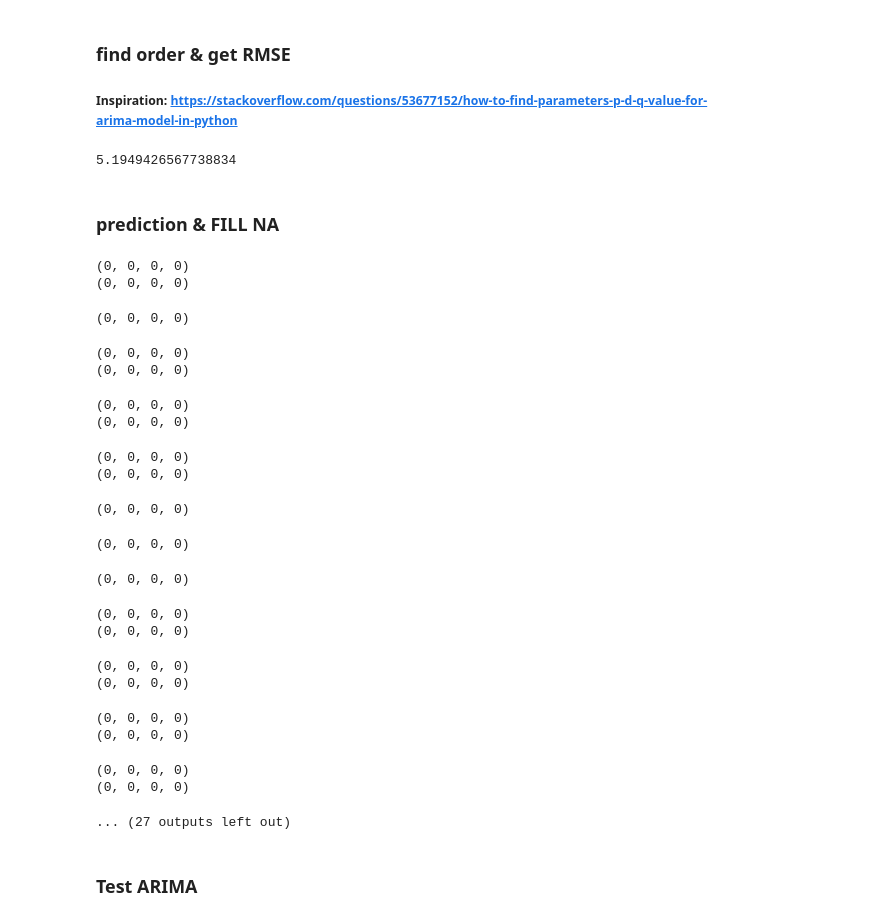
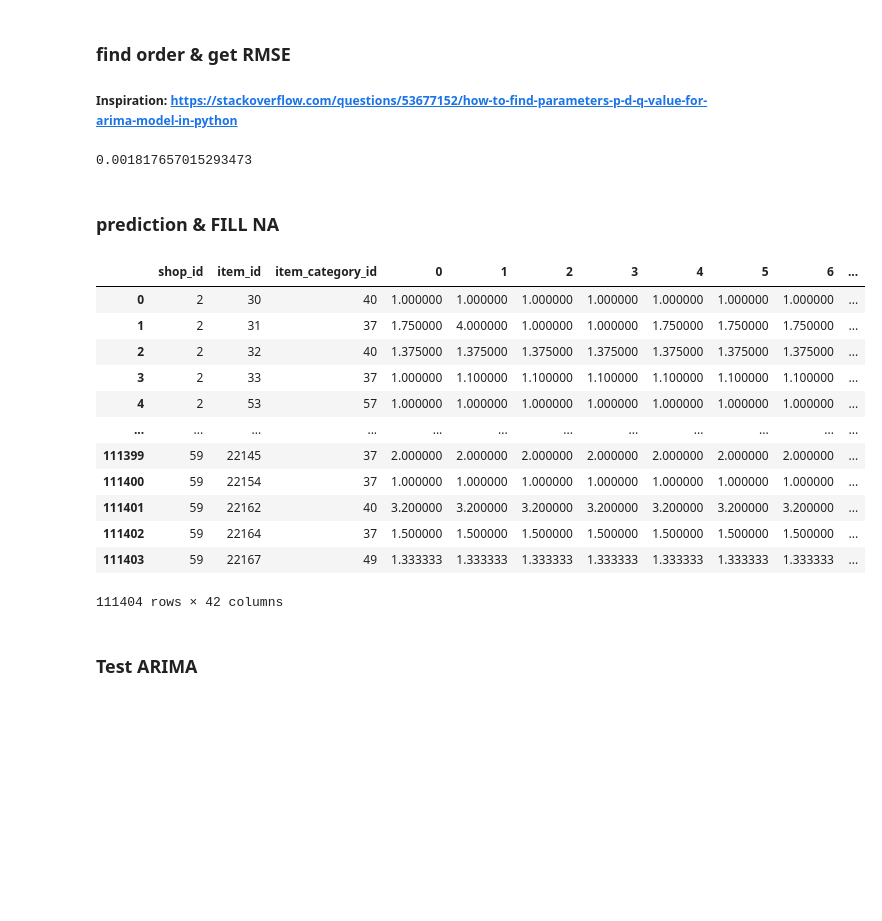
Before and after one commit to BaptPicxDev/predict-future-sales-kaggle, a Jupyter notebook: Price_Prediction.ipynb, the cells around one changed output. Saved outputs shown, nothing was run; the diff lists cells and outputs as text; code cells hidden in the pictures; blank space fills up the shorter version.

Commit message:
SARIMAX 0 0 1 and season 0 0 0 0 - not improving

```diff
--- a/Price_Prediction.ipynb
+++ b/Price_Prediction.ipynb
@@ -265,7 +265,7 @@ df_train_pivot = df_train.pivot_table(
 df_train_pivot.columns = [col[1] for col in df_train_pivot.columns] # drop None columns
 df_train_pivot = df_train_pivot.reset_index(index)
 max_date_block_num = df_train.date_block_num.max()
-df_train_pivot["topredict"] = pd.isna
+df_train_pivot["topredict"] = np.nan
 df_train_pivot = df_train_pivot.drop(columns=["All"])
 df_train_pivot
 # %% [output]
@@ -336,8 +336,8 @@ def evaluate_sarimax_model(df_test, arima_order):
     for index, row in tqdm(df_test.iterrows(), total=df_test.shape[0]):
         data = row[range(33)].values
         data = data.astype(np.float64)
-        r = pmdarima.arima.auto_arima(y=data)
-        model = SARIMAX(data, order=r.order, seasonal_order=r.seasonal_order)
+        # r = pmdarima.arima.auto_arima(y=data)
+        model = SARIMAX(data, order=(1, 0, 0), seasonal_order=(0, 0, 0, 0))
 #         try:
         model_fit = model.fit(disp=0)
 #         except np.linalg.LinAlgError:
@@ -373,54 +373,49 @@ def evaluate_models(dataset, p_values=list(range(5)), d_values=list(range(5)), q
 
 # evaluate_models(df_train_pivot_tr)
 # %% [output]
-5.1949426567738834
+0.001817657015293473
 # %% [markdown]
 ### prediction & FILL NA
 # %%
 for index, row in tqdm(df_train_pivot_filtered.iterrows(), total=df_train_pivot_filtered.shape[0]):
     data = row[range(33)]
     mean = data.mean()
     if pd.isna(mean):
         mean = 0.0
     data = data.fillna(mean)
     data = data.astype(np.float64)
-    try:
-        r = pmdarima.arima.auto_arima(y=data.values)
-    except UserWarning:
-        pass
+    # try:
+    #     r = pmdarima.arima.auto_arima(y=data.values)
+    # except UserWarning:
+    #     pass
+    # except Exception as exc:
+    #     print(exc)
+    #     continue
     # model
-    model = SARIMAX(data.values, order=r.order, seasonal_order=r.seasonal_order)
+    model = SARIMAX(data.values, order=(1, 0, 0), seasonal_order=(0, 0, 0, 0))
     try:
         model_fit = model.fit(disp=0)
     except Exception:
         continue
     # predict
     predicted_values = model_fit.forecast()[0]
     df_train_pivot_filtered.loc[index] = df_train_pivot_filtered.loc[index].fillna(data.mean())
-    df_train_pivot_filtered.loc[index, "topredict"] = predicted_values[0]
+    df_train_pivot_filtered.loc[index, "topredict"] = predicted_values
 df_train_pivot_filtered
 # %% [output]
+|  | shop_id | item_id | item_category_id | 0 | 1 | 2 | 3 | 4 | 5 | 6 | ... |
+| 0 | 2 | 30 | 40 | 1.000000 | 1.000000 | 1.000000 | 1.000000 | 1.000000 | 1.000000 | 1.000000 | ... |
+| 1 | 2 | 31 | 37 | 1.750000 | 4.000000 | 1.000000 | 1.000000 | 1.750000 | 1.750000 | 1.750000 | ... |
+| 2 | 2 | 32 | 40 | 1.375000 | 1.375000 | 1.375000 | 1.375000 | 1.375000 | 1.375000 | 1.375000 | ... |
+| 3 | 2 | 33 | 37 | 1.000000 | 1.100000 | 1.100000 | 1.100000 | 1.100000 | 1.100000 | 1.100000 | ... |
+| 4 | 2 | 53 | 57 | 1.000000 | 1.000000 | 1.000000 | 1.000000 | 1.000000 | 1.000000 | 1.000000 | ... |
+| ... | ... | ... | ... | ... | ... | ... | ... | ... | ... | ... | ... |
+| 111399 | 59 | 22145 | 37 | 2.000000 | 2.000000 | 2.000000 | 2.000000 | 2.000000 | 2.000000 | 2.000000 | ... |
+| 111400 | 59 | 22154 | 37 | 1.000000 | 1.000000 | 1.000000 | 1.000000 | 1.000000 | 1.000000 | 1.000000 | ... |
+| 111401 | 59 | 22162 | 40 | 3.200000 | 3.200000 | 3.200000 | 3.200000 | 3.200000 | 3.200000 | 3.200000 | ... |
+| 111402 | 59 | 22164 | 37 | 1.500000 | 1.500000 | 1.500000 | 1.500000 | 1.500000 | 1.500000 | 1.500000 | ... |
+| 111403 | 59 | 22167 | 49 | 1.333333 | 1.333333 | 1.333333 | 1.333333 | 1.333333 | 1.333333 | 1.333333 | ... |
-(0, 0, 0, 0)
-(0, 0, 0, 0)
+111404 rows × 42 columns
-(0, 0, 0, 0)
-(0, 0, 0, 0)
-(0, 0, 0, 0)
-(0, 0, 0, 0)
-(0, 0, 0, 0)
-(0, 0, 0, 0)
-(0, 0, 0, 0)
-(0, 0, 0, 0)
-(0, 0, 0, 0)
-(0, 0, 0, 0)
-(0, 0, 0, 0)
-(0, 0, 0, 0)
-(0, 0, 0, 0)
-(0, 0, 0, 0)
-(0, 0, 0, 0)
-(0, 0, 0, 0)
-(0, 0, 0, 0)
-(0, 0, 0, 0)
-... (27 outputs left out)
 # %%
 df_train_pivot_filtered[df_train_pivot_filtered["topredict"] == np.nan].head()
 # %% [markdown]
```
Also changed, not shown: parts of 2 cells of this notebook.
